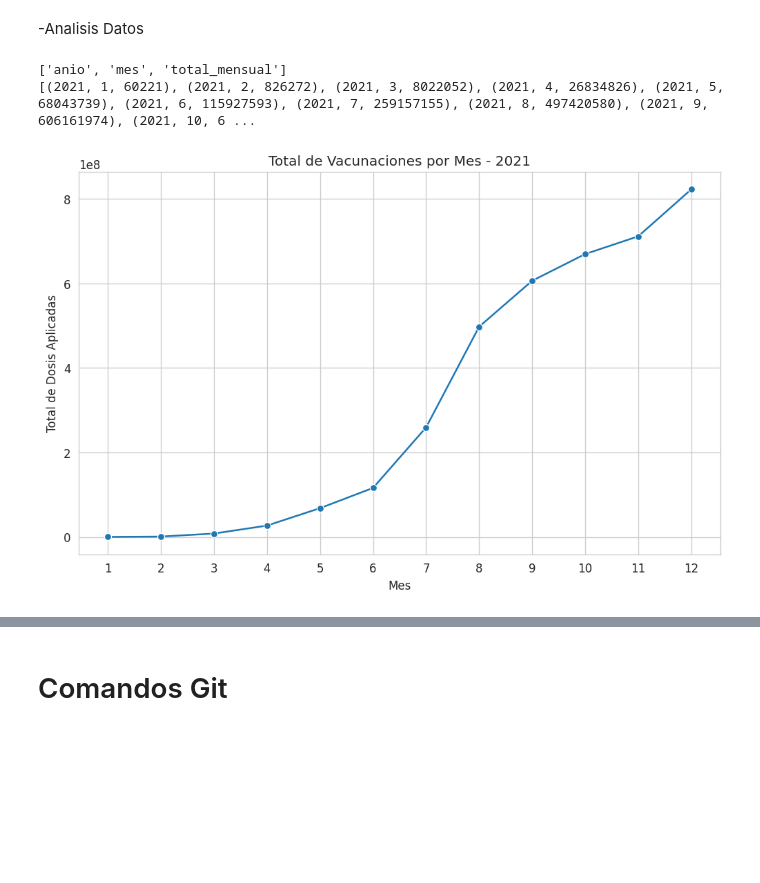
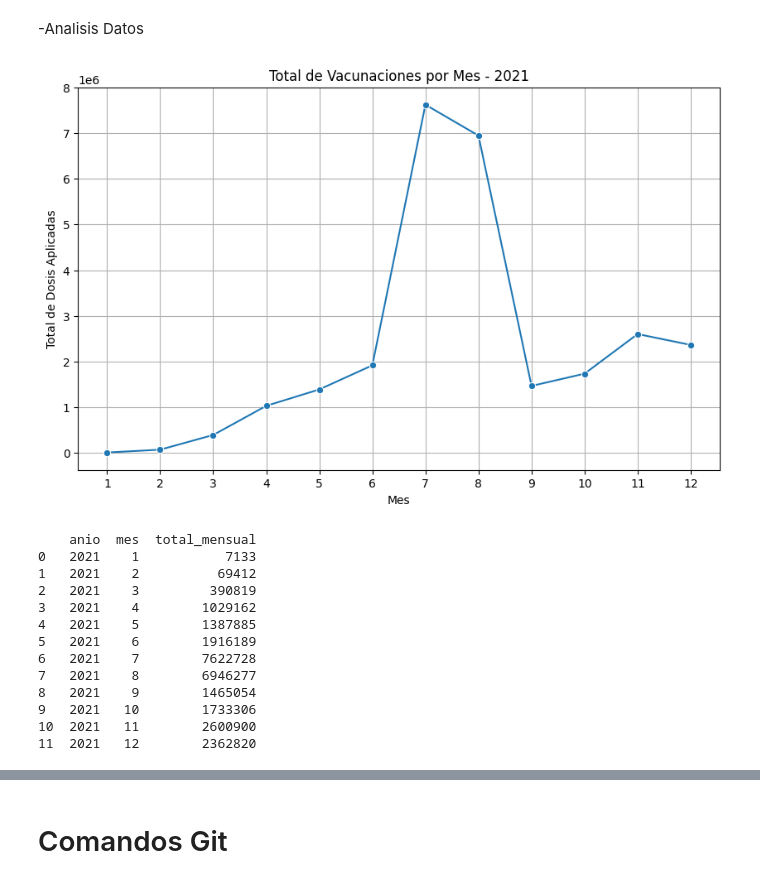
Before and after one commit to es-ship-it/ETL_Project_First_Delivery_Colab, a Jupyter notebook: ETL/datawarehouse_project_first_delivery.ipynb, the cells around one changed output, grey strips where cells are left out. Drawn from its saved outputs; the diff is of its cells as text; code cells hidden in the pictures; blank space fills up the shorter version.

Commit message:
correccion graficos

```diff
--- a/ETL/datawarehouse_project_first_delivery.ipynb
+++ b/ETL/datawarehouse_project_first_delivery.ipynb
@@ -576,42 +582,66 @@ print(resultado)
 # %% [markdown]
 -Analisis Datos
 # %%
-#Total vacuciones por mes en el año 2021
 cursor.execute('''
 SELECT
-    f.anio,
-    f.mes,
-    SUM(v.dosis_total) AS total_mensual
-FROM dim_fecha f
-INNER JOIN fact_vacunacion v ON v.date_id = f.id
-GROUP BY f.anio, f.mes
-ORDER BY f.anio, f.mes; ''')
-resultado = cursor.fetchall()
-columnas = [desc[0] for desc in cursor.description]
-print(columnas)
-print(resultado)
+    anio,
+    mes,
+    COALESCE(
+        dosis_total_cum_pais -
+        LAG(dosis_total_cum_pais) OVER (ORDER BY anio, mes),
+        dosis_total_cum_pais
+    ) AS total_mensual
+FROM (
+    SELECT
+        anio,
+        mes,
+        SUM(dosis_total_cum_canton) AS dosis_total_cum_pais
+    FROM (
+        SELECT
+            f.anio,
+            f.mes,
+            v.canton_id,
+            MAX(v.dosis_total) AS dosis_total_cum_canton
+        FROM fact_vacunacion v
+        JOIN dim_fecha f
+            ON v.date_id = f.id
+        GROUP BY f.anio, f.mes, v.canton_id
+    ) t1
+    GROUP BY anio, mes
+) t2
+ORDER BY anio, mes;''')
 
-df_grafico = pd.DataFrame(resultado, columns=columnas)
-
-#----------------------------
+df_grafico = pd.DataFrame(cursor.fetchall(), columns=[desc[0] for desc in cursor.description])
 
 plt.figure(figsize=(10,6))
 
 sns.lineplot(
     data=df_grafico,
     x="mes",
     y="total_mensual",
     marker="o"
 )
 
 plt.title("Total de Vacunaciones por Mes - 2021")
 plt.xlabel("Mes")
 plt.ylabel("Total de Dosis Aplicadas")
 plt.xticks(range(1,13))
 plt.grid(True)
 
 plt.show()
+print(df_grafico)
 # %% [output]
+[figure, new version]
-['anio', 'mes', 'total_mensual']
-[(2021, 1, 60221), (2021, 2, 826272), (2021, 3, 8022052), (2021, 4, 26834826), (2021, 5, 68043739), (2021, 6, 115927593), (2021, 7, 259157155), (2021, 8, 497420580), (2021, 9, 606161974), (2021, 10, 6 ...
+    anio  mes  total_mensual
+0   2021    1           7133
+1   2021    2          69412
+2   2021    3         390819
+3   2021    4        1029162
+4   2021    5        1387885
+5   2021    6        1916189
+6   2021    7        7622728
+7   2021    8        6946277
+8   2021    9        1465054
+9   2021   10        1733306
+10  2021   11        2600900
+11  2021   12        2362820
-[figure, old version]
```
Also changed, not shown: parts of 21 cells of this notebook.
